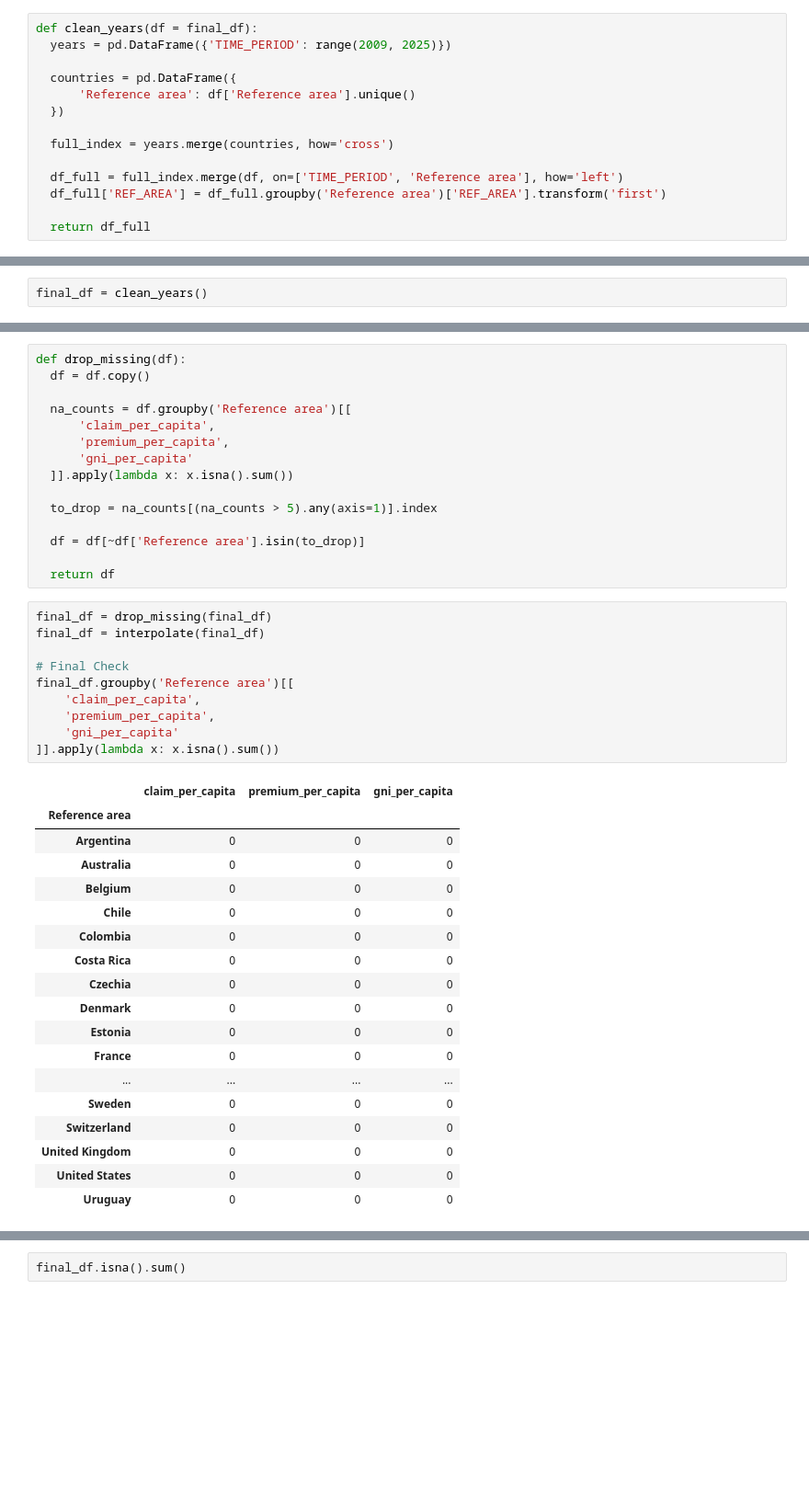
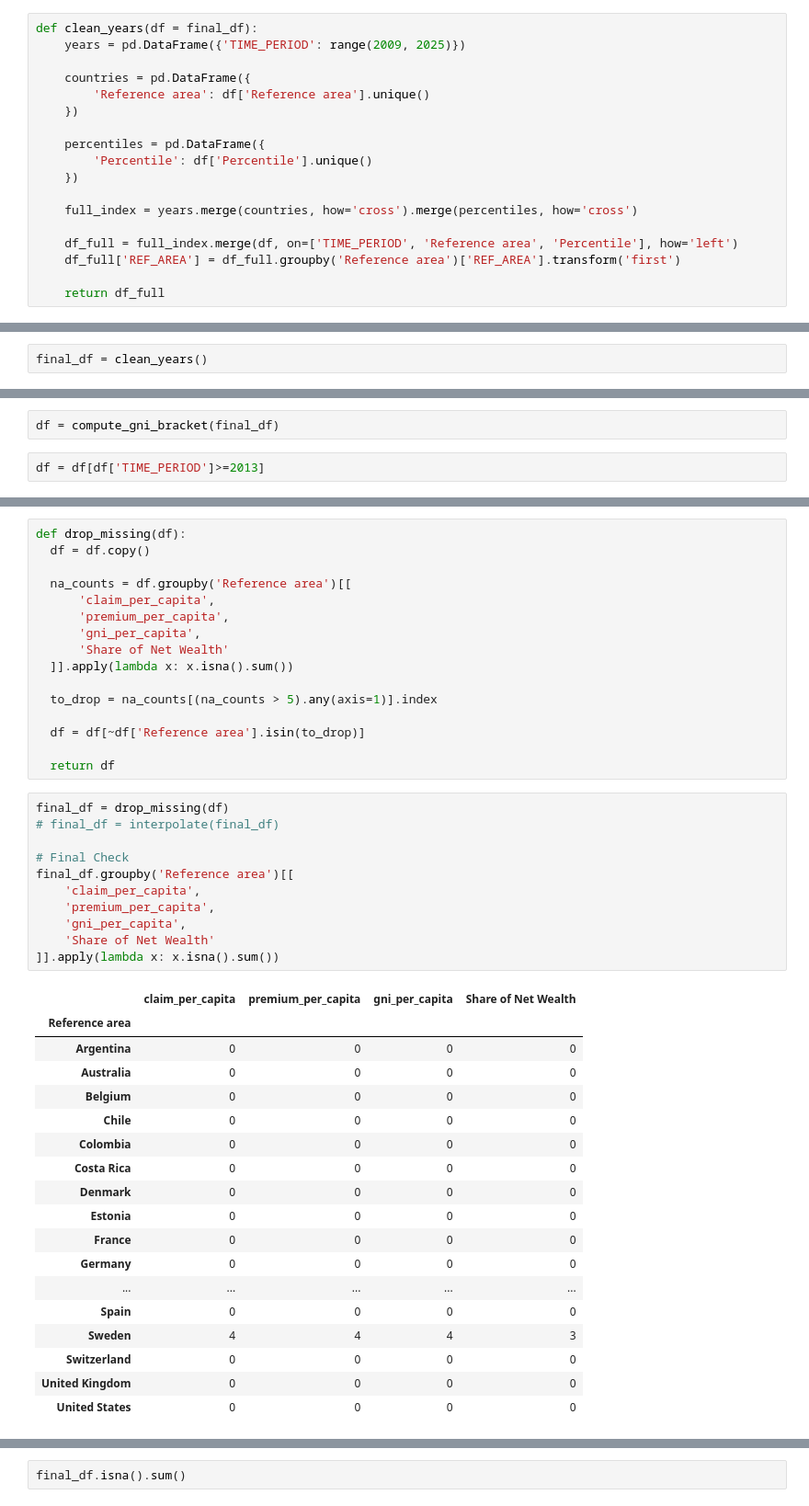
Before and after one commit to lawho13/Influence-Parameter-Calibration-of-UBI-Equilibrium, a Jupyter notebook: notebooks/risk_aversion.ipynb, the cells around one changed output, grey strips where cells are left out. Shown at 92% size. Saved outputs shown, nothing was run; the diff lists cells and outputs as text; blank space fills up the shorter version.

Commit message:
framework for income brackets, begin cleaning new data

```diff
--- a/notebooks/risk_aversion.ipynb
+++ b/notebooks/risk_aversion.ipynb
@@ -279,18 +402,22 @@ dtype: int64
 # Clean data (NAN)
 # %%
 def clean_years(df = final_df):
-  years = pd.DataFrame({'TIME_PERIOD': range(2009, 2025)})
+    years = pd.DataFrame({'TIME_PERIOD': range(2009, 2025)})
 
-  countries = pd.DataFrame({
-      'Reference area': df['Reference area'].unique()
-  })
+    countries = pd.DataFrame({
+        'Reference area': df['Reference area'].unique()
+    })
 
-  full_index = years.merge(countries, how='cross')
+    percentiles = pd.DataFrame({
+        'Percentile': df['Percentile'].unique()
+    })
 
-  df_full = full_index.merge(df, on=['TIME_PERIOD', 'Reference area'], how='left')
-  df_full['REF_AREA'] = df_full.groupby('Reference area')['REF_AREA'].transform('first')
+    full_index = years.merge(countries, how='cross').merge(percentiles, how='cross')
 
-  return df_full
+    df_full = full_index.merge(df, on=['TIME_PERIOD', 'Reference area', 'Percentile'], how='left')
+    df_full['REF_AREA'] = df_full.groupby('Reference area')['REF_AREA'].transform('first')
+
+    return df_full
 # %%
 # @title
 def interpolate(df):
@@ -344,0 +620,4 @@ final_df.groupby('Reference area')[[
+# %%
+df = compute_gni_bracket(final_df)
+# %%
+df = df[df['TIME_PERIOD']>=2013]
@@ -349,7 +650,8 @@ def drop_missing(df):
   na_counts = df.groupby('Reference area')[[
       'claim_per_capita',
       'premium_per_capita',
-      'gni_per_capita'
+      'gni_per_capita',
+      'Share of Net Wealth'
   ]].apply(lambda x: x.isna().sum())
 
   to_drop = na_counts[(na_counts > 5).any(axis=1)].index
@@ -358,31 +660,32 @@ def drop_missing(df):
 
   return df
 # %%
-final_df = drop_missing(final_df)
-final_df = interpolate(final_df)
+final_df = drop_missing(df)
+# final_df = interpolate(final_df)
 
 # Final Check
 final_df.groupby('Reference area')[[
     'claim_per_capita',
     'premium_per_capita',
-    'gni_per_capita'
+    'gni_per_capita',
+    'Share of Net Wealth'
 ]].apply(lambda x: x.isna().sum())
 # %% [output]
-|  | claim_per_capita | premium_per_capita | gni_per_capita |
-| Reference area |  |  |  |
-| Argentina | 0 | 0 | 0 |
-| Australia | 0 | 0 | 0 |
-| Belgium | 0 | 0 | 0 |
-| Chile | 0 | 0 | 0 |
-| Colombia | 0 | 0 | 0 |
-| Costa Rica | 0 | 0 | 0 |
-| Czechia | 0 | 0 | 0 |
-| Denmark | 0 | 0 | 0 |
-| Estonia | 0 | 0 | 0 |
-| France | 0 | 0 | 0 |
-| ... | ... | ... | ... |
-| Sweden | 0 | 0 | 0 |
-| Switzerland | 0 | 0 | 0 |
-| United Kingdom | 0 | 0 | 0 |
-| United States | 0 | 0 | 0 |
-| Uruguay | 0 | 0 | 0 |
+|  | claim_per_capita | premium_per_capita | gni_per_capita | Share of Net Wealth |
+| Reference area |  |  |  |  |
+| Argentina | 0 | 0 | 0 | 0 |
+| Australia | 0 | 0 | 0 | 0 |
+| Belgium | 0 | 0 | 0 | 0 |
+| Chile | 0 | 0 | 0 | 0 |
+| Colombia | 0 | 0 | 0 | 0 |
+| Costa Rica | 0 | 0 | 0 | 0 |
+| Denmark | 0 | 0 | 0 | 0 |
+| Estonia | 0 | 0 | 0 | 0 |
+| France | 0 | 0 | 0 | 0 |
+| Germany | 0 | 0 | 0 | 0 |
+| ... | ... | ... | ... | ... |
+| Spain | 0 | 0 | 0 | 0 |
+| Sweden | 4 | 4 | 4 | 3 |
+| Switzerland | 0 | 0 | 0 | 0 |
+| United Kingdom | 0 | 0 | 0 | 0 |
+| United States | 0 | 0 | 0 | 0 |
```
Also changed, not shown: parts of 24 cells of this notebook.
